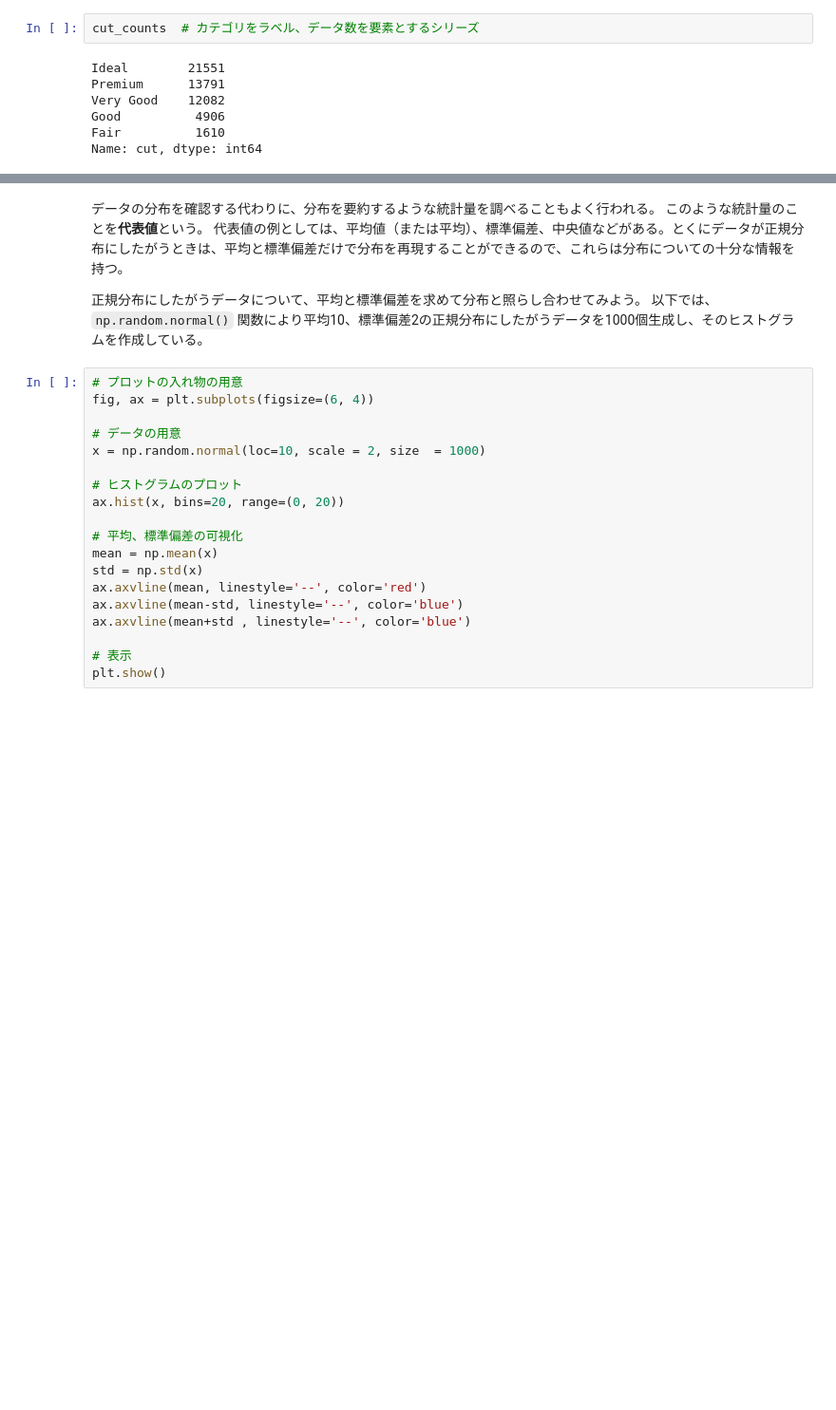
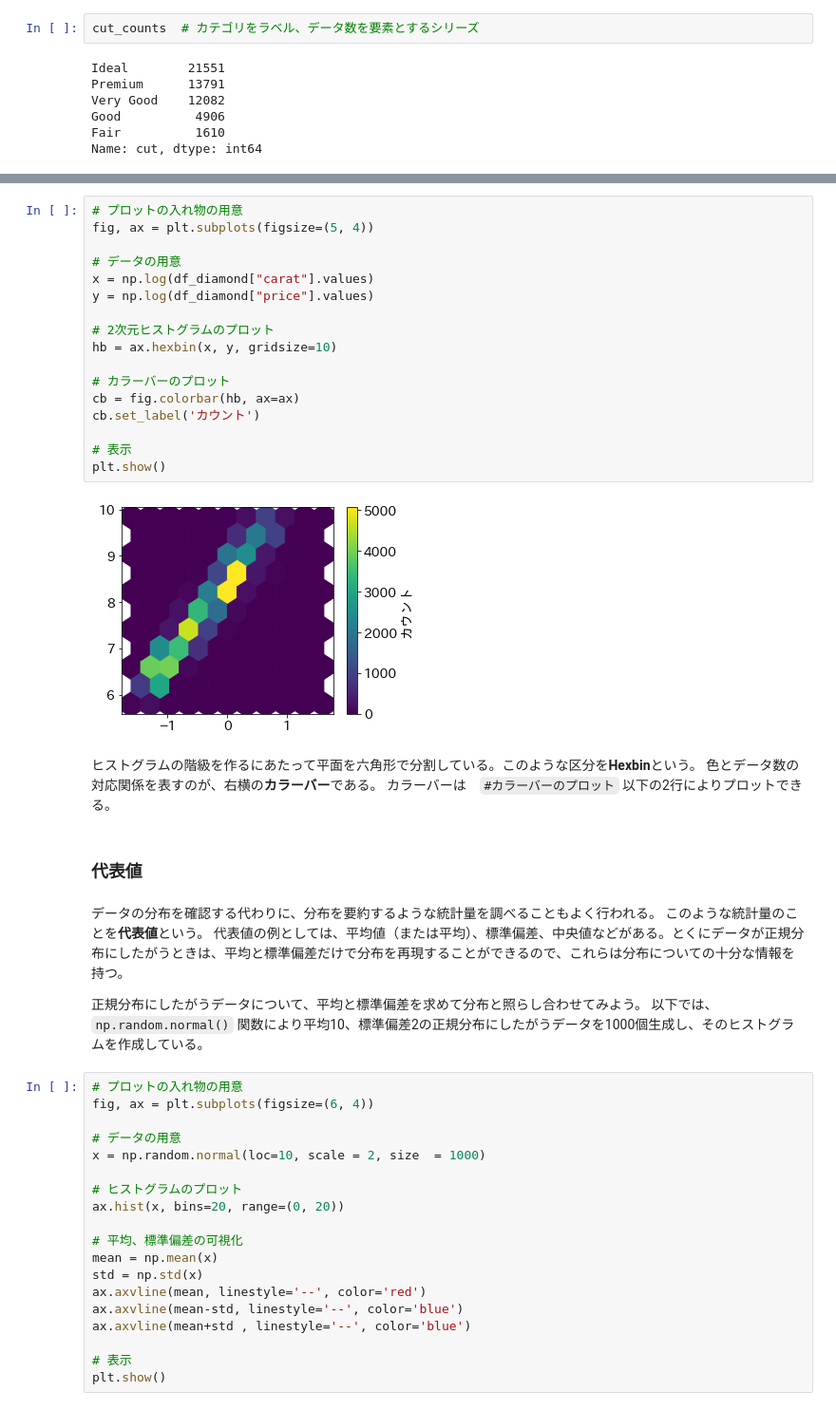
Before and after one commit to tsuboshun/begin-python, a Jupyter notebook: _sources/lecture14.ipynb, the cells around one changed output, grey strips where cells are left out. Shown at 95% size. Saved outputs shown, nothing was run; the diff lists cells and outputs as text; blank space fills up the shorter version.

```diff
--- a/_sources/lecture14.ipynb
+++ b/_sources/lecture14.ipynb
@@ -162,3 +124,28 @@ Name: cut, dtype: int64
+# %%
+# プロットの入れ物の用意
+fig, ax = plt.subplots(figsize=(5, 4))
+
+# データの用意
+x = np.log(df_diamond["carat"].values)
+y = np.log(df_diamond["price"].values)
+
+# 2次元ヒストグラムのプロット
+hb = ax.hexbin(x, y, gridsize=10)
+
+# カラーバーのプロット
+cb = fig.colorbar(hb, ax=ax)
+cb.set_label('カウント')
+
+# 表示
+plt.show()
+# %% [output]
+[figure, added]
+# %% [markdown]
+ヒストグラムの階級を作るにあたって平面を六角形で分割している。このような区分を**Hexbin**という。
+色とデータ数の対応関係を表すのが、右横の**カラーバー**である。
+カラーバーは　`#カラーバーのプロット` 以下の2行によりプロットできる。
+# %% [markdown]
+### 代表値
 # %% [markdown]
 データの分布を確認する代わりに、分布を要約するような統計量を調べることもよく行われる。
 このような統計量のことを**代表値**という。
```
Also changed, not shown: parts of 28 cells of this notebook, 7 other files.
